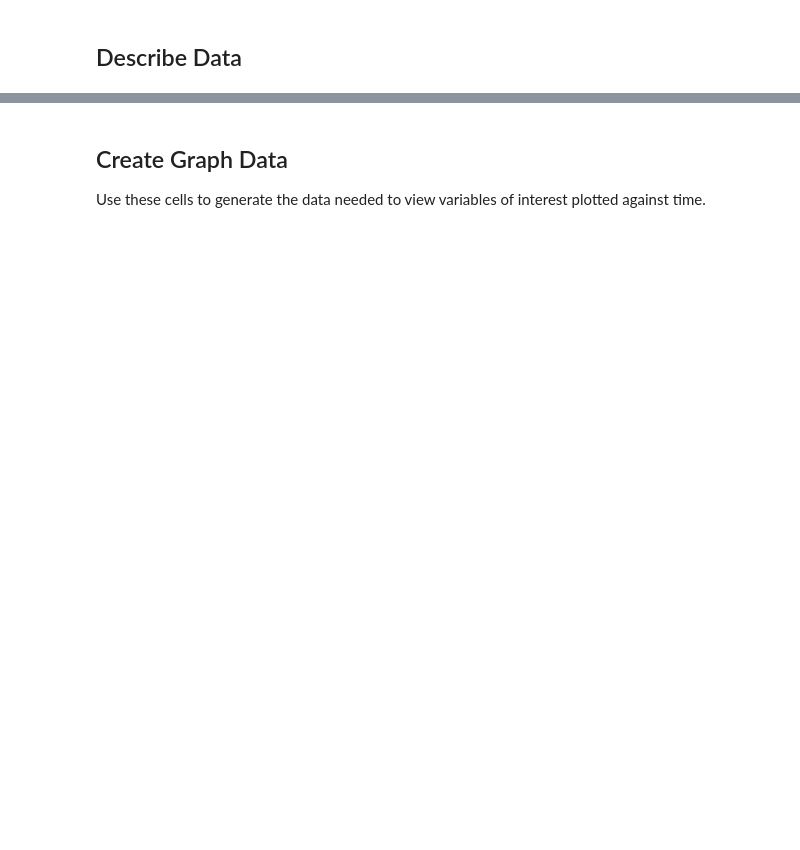
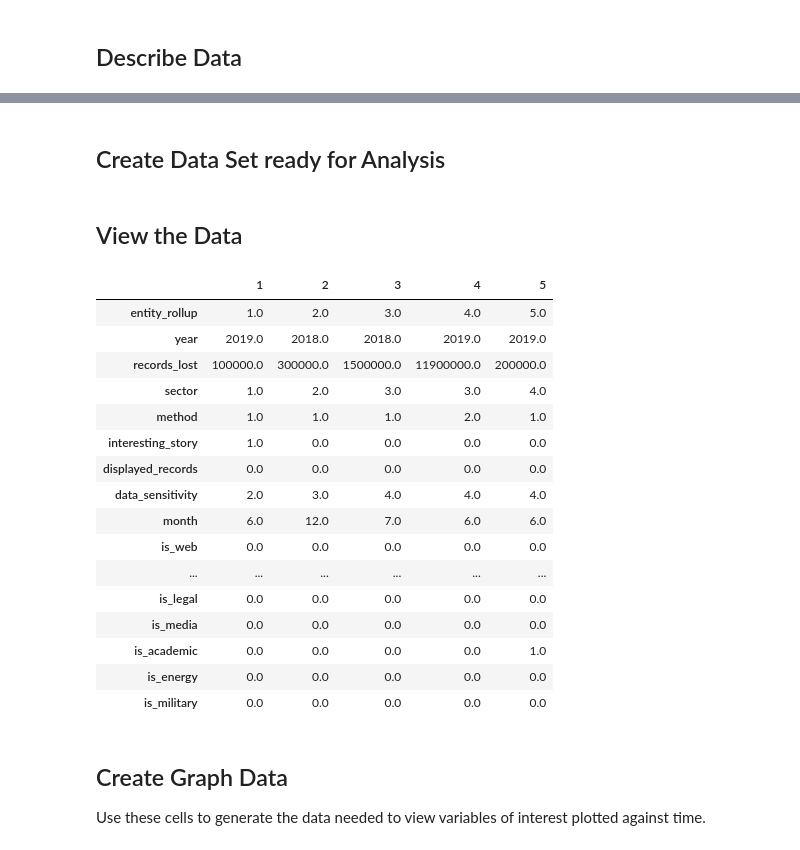
Before and after one commit to stellar-grove/tara, a Jupyter notebook: notebooks/Daniel Korpon - Meta - Data Mining Challenge.ipynb, the cells around one changed output, grey strips where cells are left out. Drawn from its saved outputs; the diff is of its cells as text; code cells hidden in the pictures; blank space fills up the shorter version.

Commit message:
meta commits

```diff
--- a/notebooks/Daniel Korpon - Meta - Data Mining Challenge.ipynb
+++ b/notebooks/Daniel Korpon - Meta - Data Mining Challenge.ipynb
@@ -33,3 +68,29 @@ data.describe()
+# %% [markdown]
+## Create Data Set ready for Analysis
+# %%
+analysis_data = meta.create_analysis_data(data)
+# %% [markdown]
+## View the Data
+# %%
+analysis_data.head().T
+# %% [output]
+|  | 1 | 2 | 3 | 4 | 5 |
+| entity_rollup | 1.0 | 2.0 | 3.0 | 4.0 | 5.0 |
+| year | 2019.0 | 2018.0 | 2018.0 | 2019.0 | 2019.0 |
+| records_lost | 100000.0 | 300000.0 | 1500000.0 | 11900000.0 | 200000.0 |
+| sector | 1.0 | 2.0 | 3.0 | 3.0 | 4.0 |
+| method | 1.0 | 1.0 | 1.0 | 2.0 | 1.0 |
+| interesting_story | 1.0 | 0.0 | 0.0 | 0.0 | 0.0 |
+| displayed_records | 0.0 | 0.0 | 0.0 | 0.0 | 0.0 |
+| data_sensitivity | 2.0 | 3.0 | 4.0 | 4.0 | 4.0 |
+| month | 6.0 | 12.0 | 7.0 | 6.0 | 6.0 |
+| is_web | 0.0 | 0.0 | 0.0 | 0.0 | 0.0 |
+| ... | ... | ... | ... | ... | ... |
+| is_legal | 0.0 | 0.0 | 0.0 | 0.0 | 0.0 |
+| is_media | 0.0 | 0.0 | 0.0 | 0.0 | 0.0 |
+| is_academic | 0.0 | 0.0 | 0.0 | 0.0 | 1.0 |
+| is_energy | 0.0 | 0.0 | 0.0 | 0.0 | 0.0 |
+| is_military | 0.0 | 0.0 | 0.0 | 0.0 | 0.0 |
 # %% [markdown]
 ## Create Graph Data
 Use these cells to generate the data needed to view variables of interest plotted against time.
```
Also changed, not shown: parts of 9 cells of this notebook, 1 other file.
